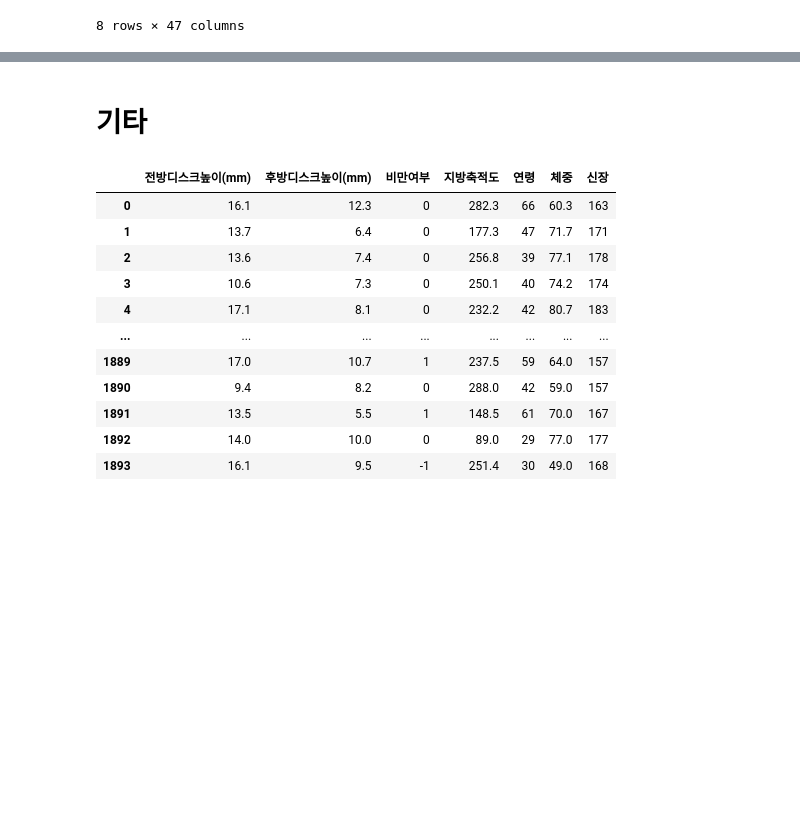
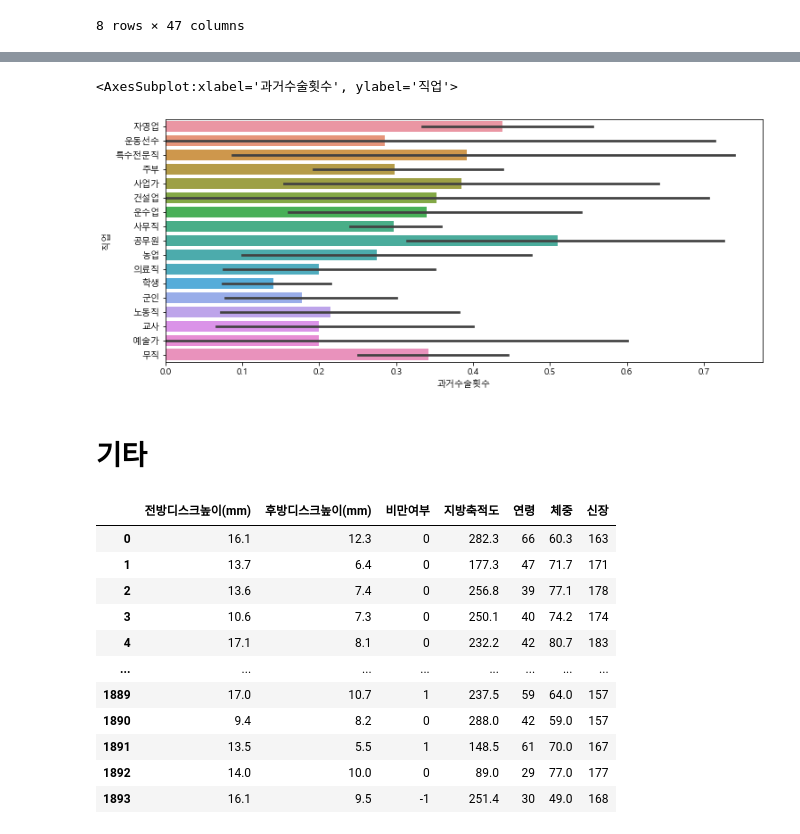
Before and after one commit to tiamoirony/six_medical, a Jupyter notebook: RPA_4기_프로젝트3_6조.ipynb, the cells around one changed output, grey strips where cells are left out. Cells and saved outputs as stored; diff of their text form; code cells hidden in the pictures; blank space fills up the shorter version.

```diff
--- a/RPA_4기_프로젝트3_6조.ipynb
+++ b/RPA_4기_프로젝트3_6조.ipynb
@@ -326,3 +352,9 @@ data_4.describe()
+# %%
+plt.figure(figsize = (12, 5))
+sns.barplot(data = data, y = '직업', x = '과거수술횟수')
+# %% [output]
+<AxesSubplot:xlabel='과거수술횟수', ylabel='직업'>
+[figure, added]
 # %% [markdown]
 # 기타
 # %%
```
Also changed, not shown: parts of 10 cells of this notebook.
